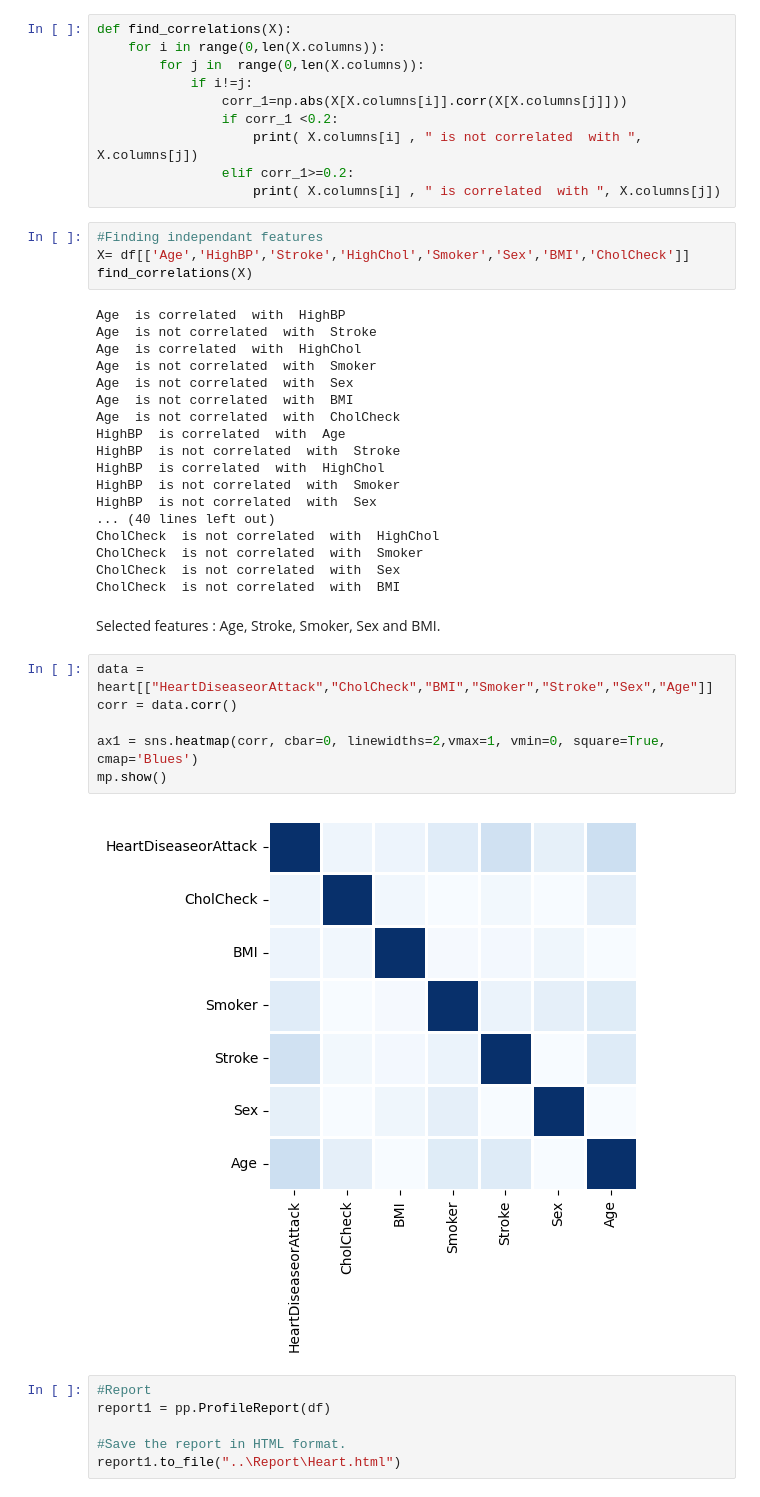
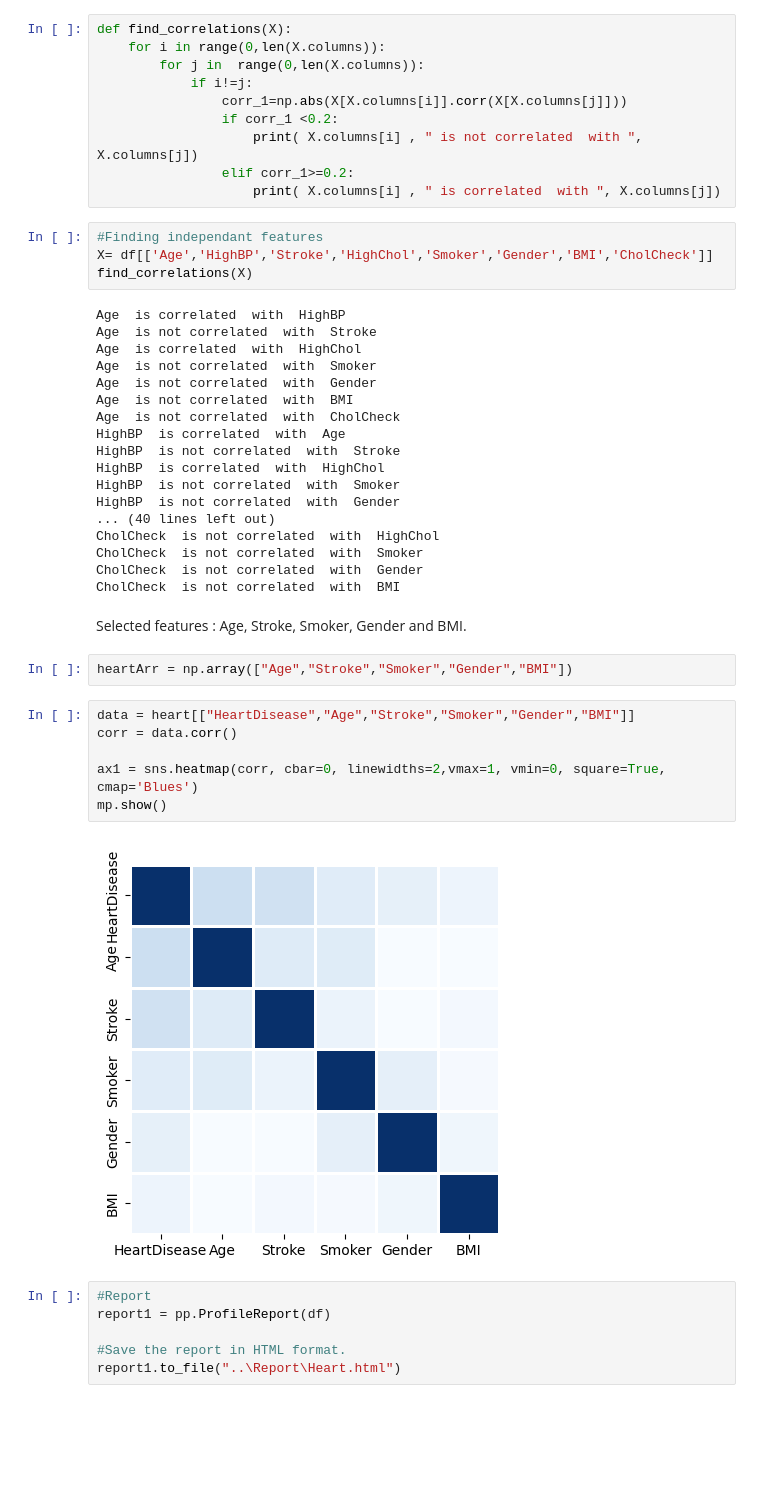
Before and after one commit to SnehaVeerakumar/Predict-health-insurance-amount, a Jupyter notebook: Code/predict_insurance_amount.ipynb, the cells around one changed output. Drawn from its saved outputs; the diff is of its cells as text; blank space fills up the shorter version.

```diff
--- a/Code/predict_insurance_amount.ipynb
+++ b/Code/predict_insurance_amount.ipynb
@@ -92,36 +92,38 @@ def find_correlations(X):
                     print( X.columns[i] , " is correlated  with ", X.columns[j])
 # %%
 #Finding independant features
-X= df[['Age','HighBP','Stroke','HighChol','Smoker','Sex','BMI','CholCheck']]
+X= df[['Age','HighBP','Stroke','HighChol','Smoker','Gender','BMI','CholCheck']]
 find_correlations(X)
 # %% [output]
 Age  is correlated  with  HighBP
 Age  is not correlated  with  Stroke
 Age  is correlated  with  HighChol
 Age  is not correlated  with  Smoker
-Age  is not correlated  with  Sex
+Age  is not correlated  with  Gender
 Age  is not correlated  with  BMI
 Age  is not correlated  with  CholCheck
 HighBP  is correlated  with  Age
 HighBP  is not correlated  with  Stroke
 HighBP  is correlated  with  HighChol
 HighBP  is not correlated  with  Smoker
-HighBP  is not correlated  with  Sex
+HighBP  is not correlated  with  Gender
 ... (40 lines left out)
 CholCheck  is not correlated  with  HighChol
 CholCheck  is not correlated  with  Smoker
-CholCheck  is not correlated  with  Sex
+CholCheck  is not correlated  with  Gender
 CholCheck  is not correlated  with  BMI
 # %% [markdown]
-Selected features : Age, Stroke, Smoker, Sex and BMI.
+Selected features : Age, Stroke, Smoker, Gender and BMI.
+# %%
+heartArr = np.array(["Age","Stroke","Smoker","Gender","BMI"])
 # %%
-data = heart[["HeartDiseaseorAttack","CholCheck","BMI","Smoker","Stroke","Sex","Age"]]
+data = heart[["HeartDisease","Age","Stroke","Smoker","Gender","BMI"]]
 corr = data.corr()
 
 ax1 = sns.heatmap(corr, cbar=0, linewidths=2,vmax=1, vmin=0, square=True, cmap='Blues')
 mp.show()
 # %% [output]
-[figure, old version]
+[figure, new version]
 # %%
 #Report
 report1 = pp.ProfileReport(df)
```
Also changed, not shown: parts of 24 cells of this notebook, 6 other files.
